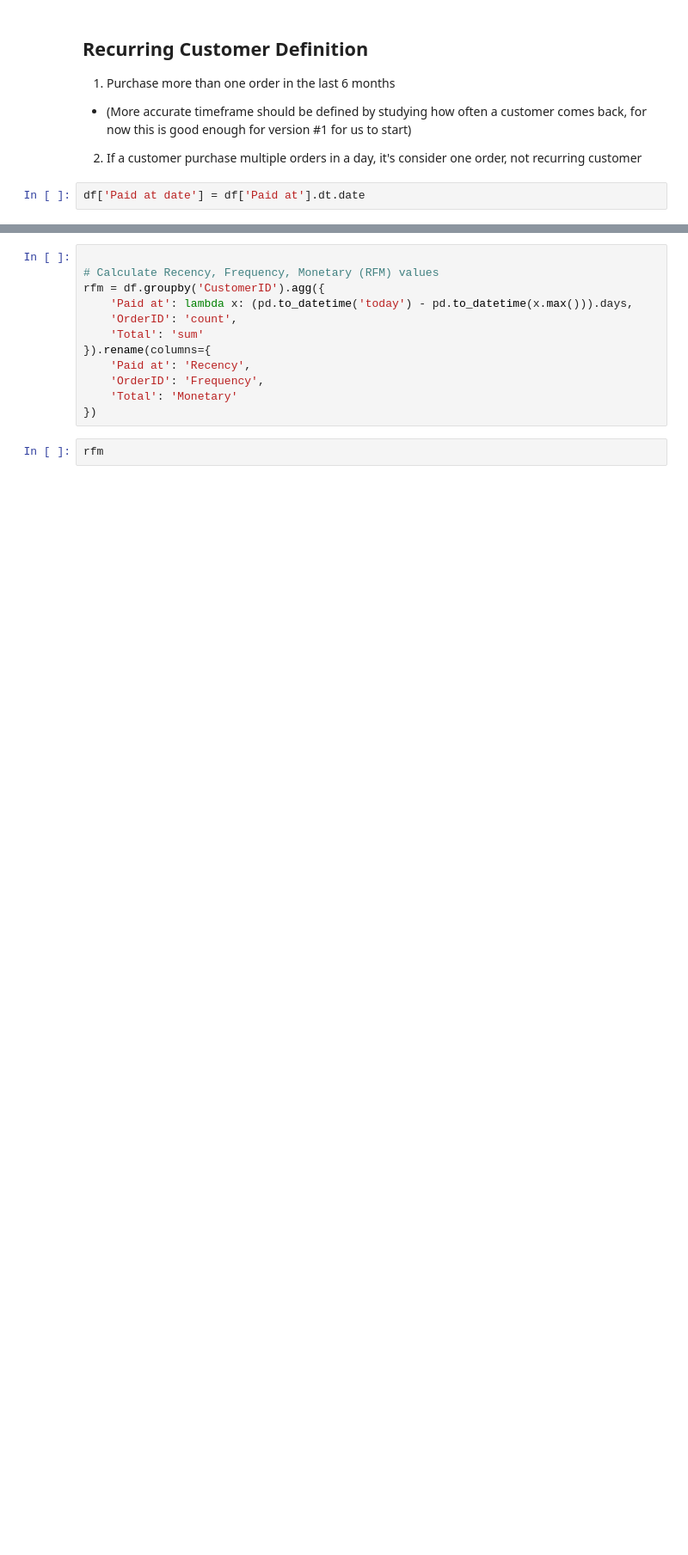
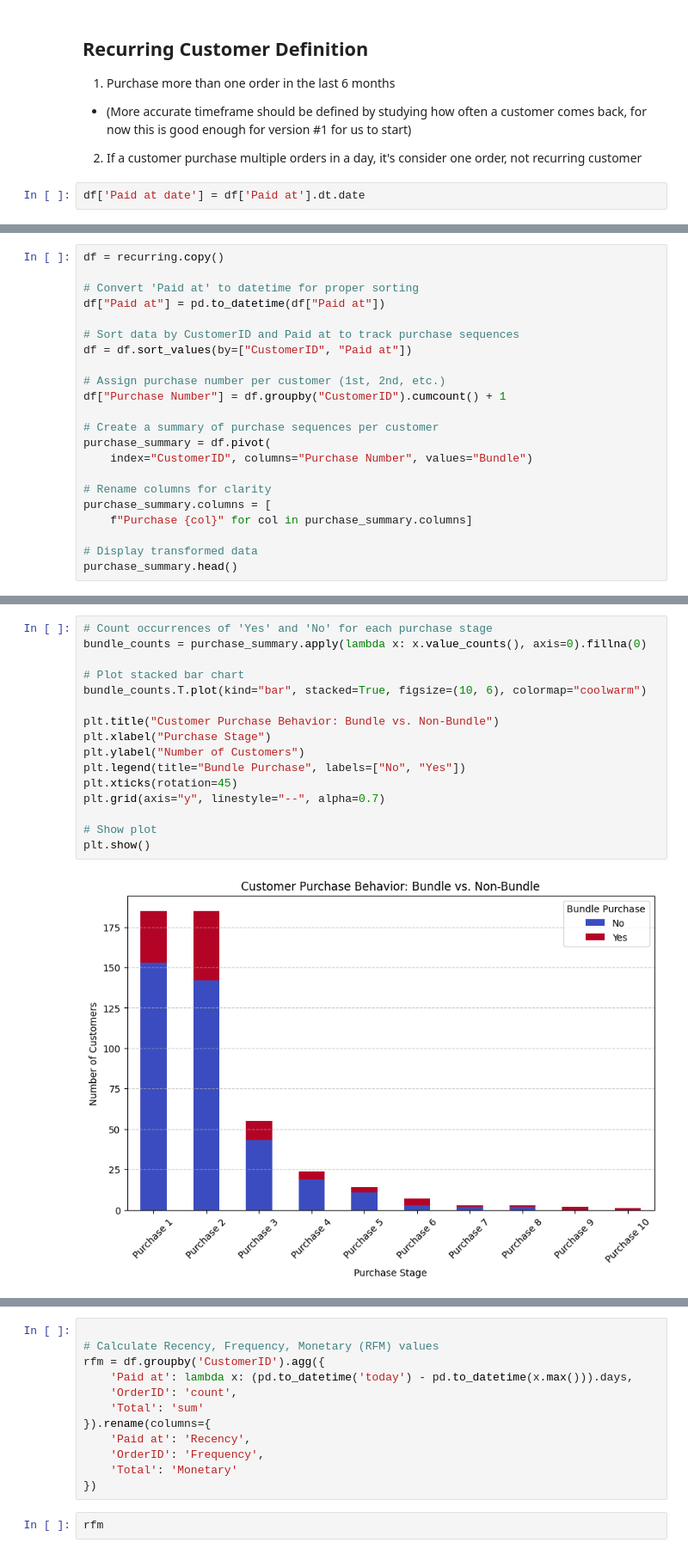
Before and after one commit to lamkimsim/WickGuru, a Jupyter notebook: Customer_Segmentation_Analysis.ipynb, the cells around one changed output, grey strips where cells are left out. Shown at 86% size. Cells and saved outputs as stored; diff of their text form; blank space fills up the shorter version.

```diff
--- a/Customer_Segmentation_Analysis.ipynb
+++ b/Customer_Segmentation_Analysis.ipynb
@@ -241,0 +450,22 @@ Total orders count:  8199
+# %%
+df = recurring.copy()
+
+# Convert 'Paid at' to datetime for proper sorting
+df["Paid at"] = pd.to_datetime(df["Paid at"])
+
+# Sort data by CustomerID and Paid at to track purchase sequences
+df = df.sort_values(by=["CustomerID", "Paid at"])
+
+# Assign purchase number per customer (1st, 2nd, etc.)
+df["Purchase Number"] = df.groupby("CustomerID").cumcount() + 1
+
+# Create a summary of purchase sequences per customer
+purchase_summary = df.pivot(
+    index="CustomerID", columns="Purchase Number", values="Bundle")
+
+# Rename columns for clarity
+purchase_summary.columns = [
+    f"Purchase {col}" for col in purchase_summary.columns]
+
+# Display transformed data
+purchase_summary.head()
@@ -241,0 +480,18 @@ Total orders count:  8199
+# %%
+# Count occurrences of 'Yes' and 'No' for each purchase stage
+bundle_counts = purchase_summary.apply(lambda x: x.value_counts(), axis=0).fillna(0)
+
+# Plot stacked bar chart
+bundle_counts.T.plot(kind="bar", stacked=True, figsize=(10, 6), colormap="coolwarm")
+
+plt.title("Customer Purchase Behavior: Bundle vs. Non-Bundle")
+plt.xlabel("Purchase Stage")
+plt.ylabel("Number of Customers")
+plt.legend(title="Bundle Purchase", labels=["No", "Yes"])
+plt.xticks(rotation=45)
+plt.grid(axis="y", linestyle="--", alpha=0.7)
+
+# Show plot
+plt.show()
+# %% [output]
+[figure, added]
```
Also changed, not shown: parts of 56 cells of this notebook, 1 other file.
